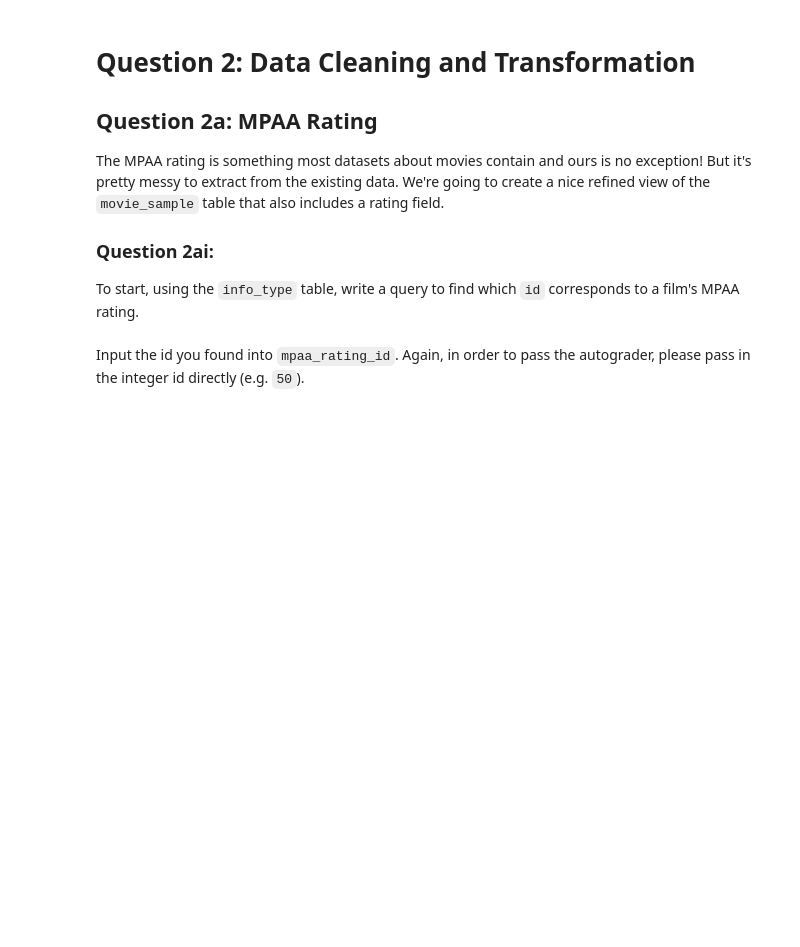
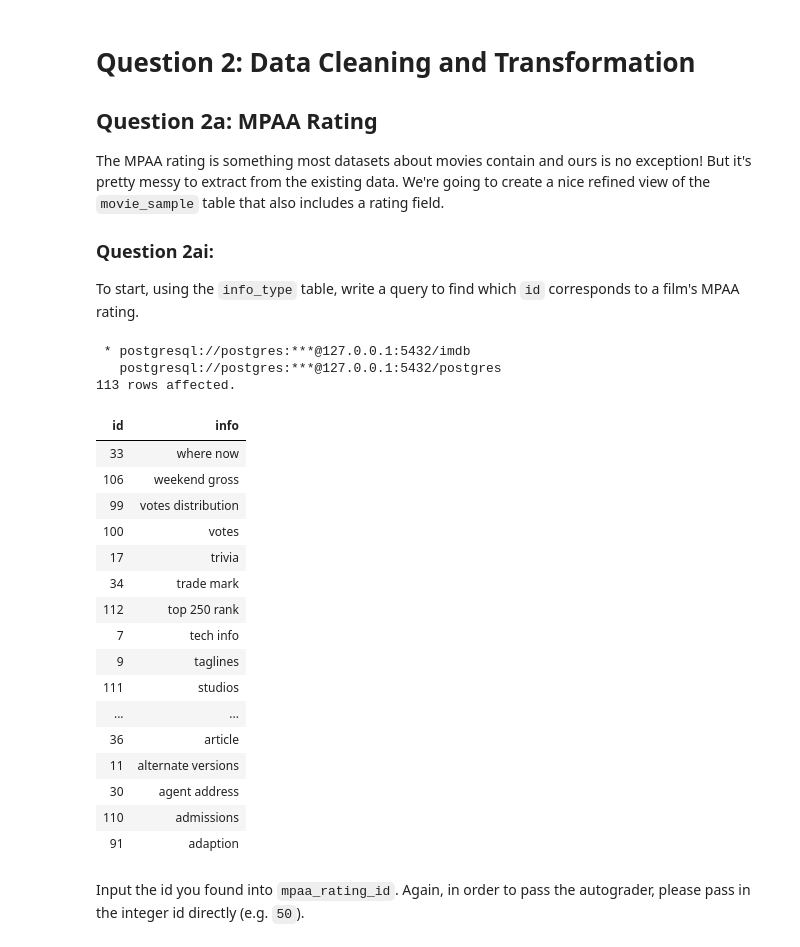
Before and after one commit to jaydurant/cal-data-101-projects, a Jupyter notebook: project1/proj1.ipynb, the cells around one changed output. Drawn from its saved outputs; the diff is of its cells as text; code cells hidden in the pictures; blank space fills up the shorter version.

```diff
--- a/project1/proj1.ipynb
+++ b/project1/proj1.ipynb
@@ -302,3 +321,29 @@ result_2ai
+# %%
+%%sql
+SELECT id
+FROM info_type
+ORDER BY info DESC
+# %% [output]
+ * postgresql://postgres:***@127.0.0.1:5432/imdb
+   postgresql://postgres:***@127.0.0.1:5432/postgres
+113 rows affected.
+| id | info |
+| 33 | where now |
+| 106 | weekend gross |
+| 99 | votes distribution |
+| 100 | votes |
+| 17 | trivia |
+| 34 | trade mark |
+| 112 | top 250 rank |
+| 7 | tech info |
+| 9 | taglines |
+| 111 | studios |
+| ... | ... |
+| 36 | article |
+| 11 | alternate versions |
+| 30 | agent address |
+| 110 | admissions |
+| 91 | adaption |
 # %% [markdown]
 Input the id you found into `mpaa_rating_id`. Again, in order to pass the autograder, please pass in the integer id directly (e.g. `50`).
 
```
Also changed, not shown: parts of 5 cells of this notebook, 2 other files.
